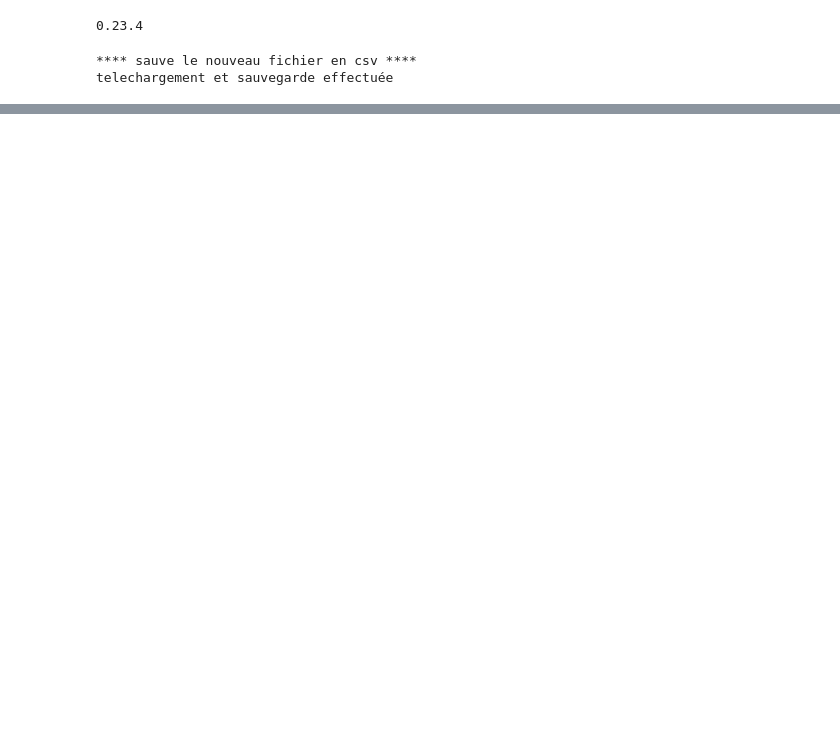
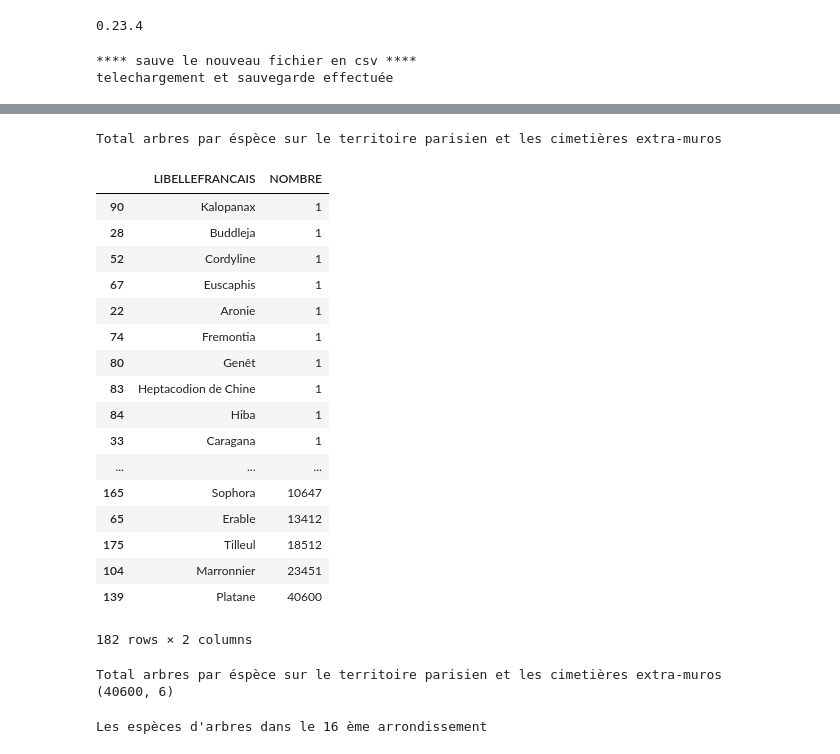
Before and after one commit to emarciano78/ArbresParis, a Jupyter notebook: Arbres_Paris.ipynb, the cells around one changed output, grey strips where cells are left out. Saved outputs shown, nothing was run; the diff lists cells and outputs as text; code cells hidden in the pictures; blank space fills up the shorter version.

```diff
--- a/Arbres_Paris.ipynb
+++ b/Arbres_Paris.ipynb
@@ -325,0 +398,28 @@ ValueError: shape mismatch: objects cannot be broadcast to a single shape
+# %%
+print("Total arbres par éspèce sur le territoire parisien et les cimetières extra-muros ")
+df3 = df[(df["HAUTEUR_m"] >= 1) & (df["HAUTEUR_m"] <= 40)]   # Ne recupere que les arbres entre 1 m et 40 m
+df3 = df3.groupby(["LIBELLEFRANCAIS"]).size().reset_index(name='NOMBRE')
+
+#print(tabulate(df1, headers="keys", tablefmt="orgtbl"))
+
+display(df3.sort_values("NOMBRE"))
+# %% [output]
+Total arbres par éspèce sur le territoire parisien et les cimetières extra-muros
+|  | LIBELLEFRANCAIS | NOMBRE |
+| 90 | Kalopanax | 1 |
+| 28 | Buddleja | 1 |
+| 52 | Cordyline | 1 |
+| 67 | Euscaphis | 1 |
+| 22 | Aronie | 1 |
+| 74 | Fremontia | 1 |
+| 80 | Genêt | 1 |
+| 83 | Heptacodion de Chine | 1 |
+| 84 | Hiba | 1 |
+| 33 | Caragana | 1 |
+| ... | ... | ... |
+| 165 | Sophora | 10647 |
+| 65 | Erable | 13412 |
+| 175 | Tilleul | 18512 |
+| 104 | Marronnier | 23451 |
+| 139 | Platane | 40600 |
+182 rows × 2 columns
@@ -325,0 +428,11 @@ ValueError: shape mismatch: objects cannot be broadcast to a single shape
+# %%
+print("Total arbres par éspèce sur le territoire parisien et les cimetières extra-muros ")
+df3 = df[(df["HAUTEUR_m"] >= 1) & (df["HAUTEUR_m"] <= 40) & (df["LIBELLEFRANCAIS"]=="Platane")]   # Ne recupere que les arbres entre 1 m et 40 m
+print(df3.shape)
+# %% [output]
+Total arbres par éspèce sur le territoire parisien et les cimetières extra-muros
+(40600, 6)
+# %%
+print("Les espèces d'arbres dans le 16 ème arrondissement")
+# %% [output]
+Les espèces d'arbres dans le 16 ème arrondissement
```
Also changed, not shown: parts of 49 cells of this notebook.
